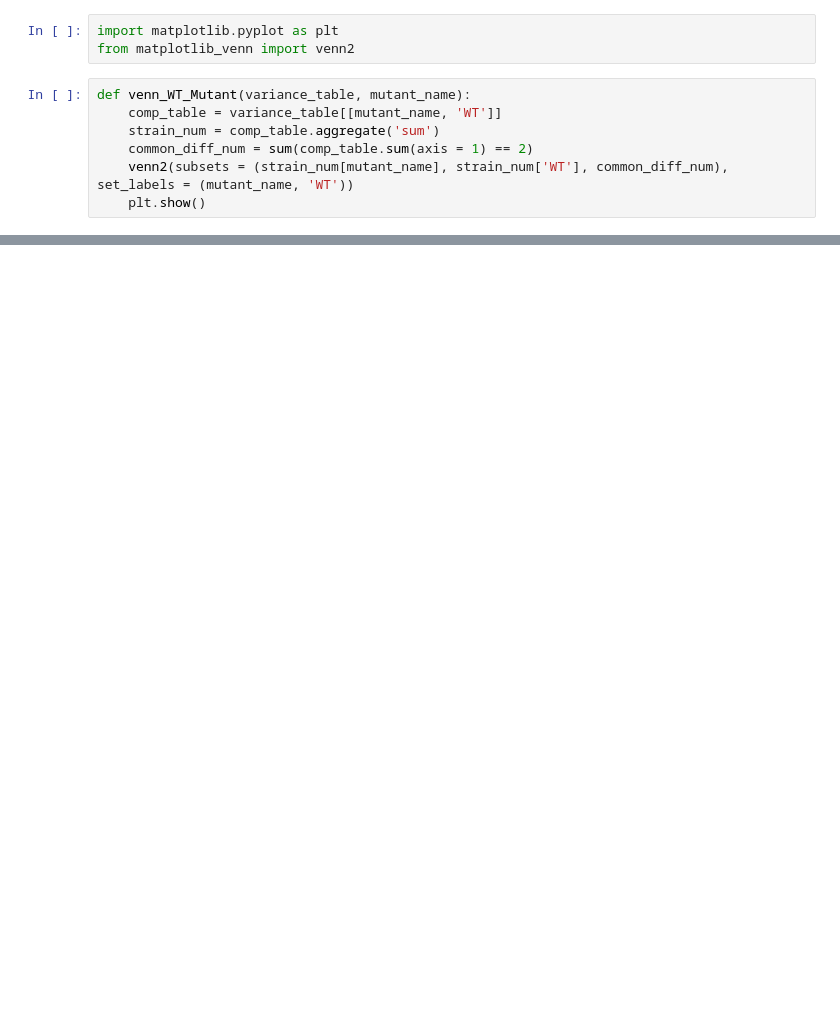
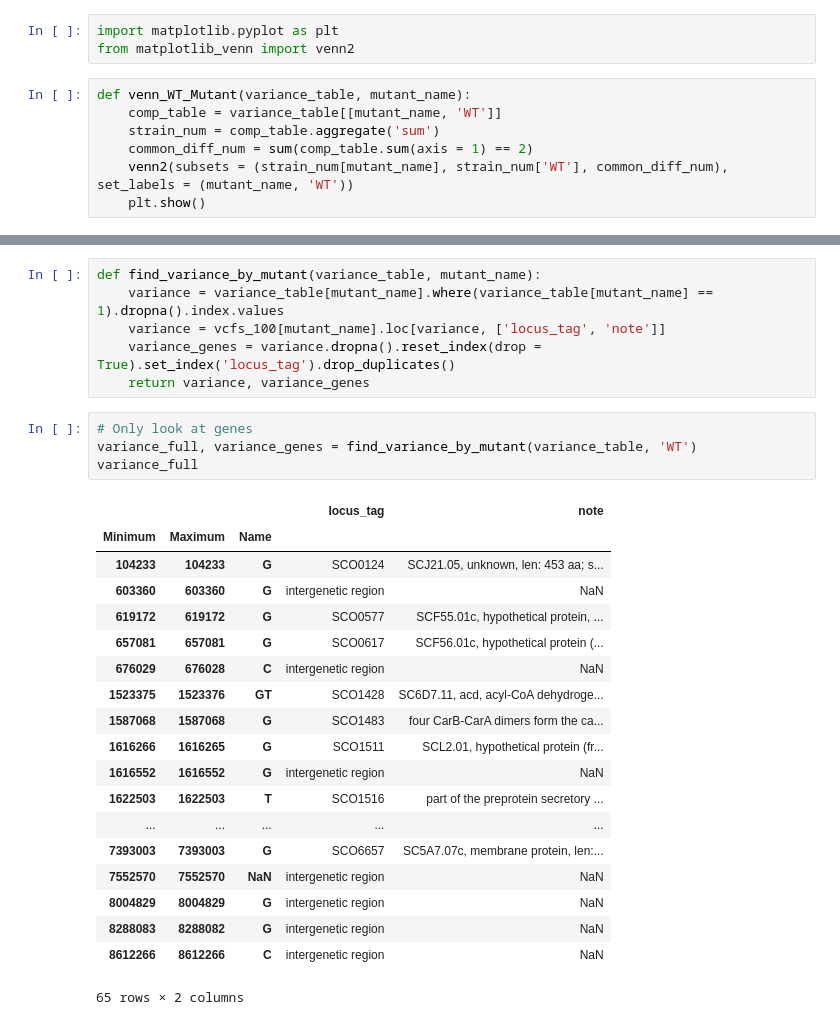
Before and after one commit to bearnomore/Evolution-genomics, a Jupyter notebook: Mutant_ecology_analysis.ipynb, the cells around one changed output, grey strips where cells are left out. Drawn from its saved outputs; the diff is of its cells as text; blank space fills up the shorter version.

```diff
--- a/Mutant_ecology_analysis.ipynb
+++ b/Mutant_ecology_analysis.ipynb
@@ -163,0 +191,30 @@ venn_WT_Mutant(variance_table, 'WS1')
+# %%
+def find_variance_by_mutant(variance_table, mutant_name):
+    variance = variance_table[mutant_name].where(variance_table[mutant_name] == 1).dropna().index.values
+    variance = vcfs_100[mutant_name].loc[variance, ['locus_tag', 'note']]
+    variance_genes = variance.dropna().reset_index(drop = True).set_index('locus_tag').drop_duplicates()
+    return variance, variance_genes
+# %%
+# Only look at genes
+variance_full, variance_genes = find_variance_by_mutant(variance_table, 'WT')
+variance_full
+# %% [output]
+|  |  |  | locus_tag | note |
+| Minimum | Maximum | Name |  |  |
+| 104233 | 104233 | G | SCO0124 | SCJ21.05, unknown, len: 453 aa; s... |
+| 603360 | 603360 | G | intergenetic region | NaN |
+| 619172 | 619172 | G | SCO0577 | SCF55.01c, hypothetical protein, ... |
+| 657081 | 657081 | G | SCO0617 | SCF56.01c, hypothetical protein (... |
+| 676029 | 676028 | C | intergenetic region | NaN |
+| 1523375 | 1523376 | GT | SCO1428 | SC6D7.11, acd, acyl-CoA dehydroge... |
+| 1587068 | 1587068 | G | SCO1483 | four CarB-CarA dimers form the ca... |
+| 1616266 | 1616265 | G | SCO1511 | SCL2.01, hypothetical protein (fr... |
+| 1616552 | 1616552 | G | intergenetic region | NaN |
+| 1622503 | 1622503 | T | SCO1516 | part of the preprotein secretory ... |
+| ... | ... | ... | ... | ... |
+| 7393003 | 7393003 | G | SCO6657 | SC5A7.07c, membrane protein, len:... |
+| 7552570 | 7552570 | NaN | intergenetic region | NaN |
+| 8004829 | 8004829 | G | intergenetic region | NaN |
+| 8288083 | 8288082 | G | intergenetic region | NaN |
+| 8612266 | 8612266 | C | intergenetic region | NaN |
+65 rows × 2 columns
```
Also changed, not shown: parts of 29 cells of this notebook.
